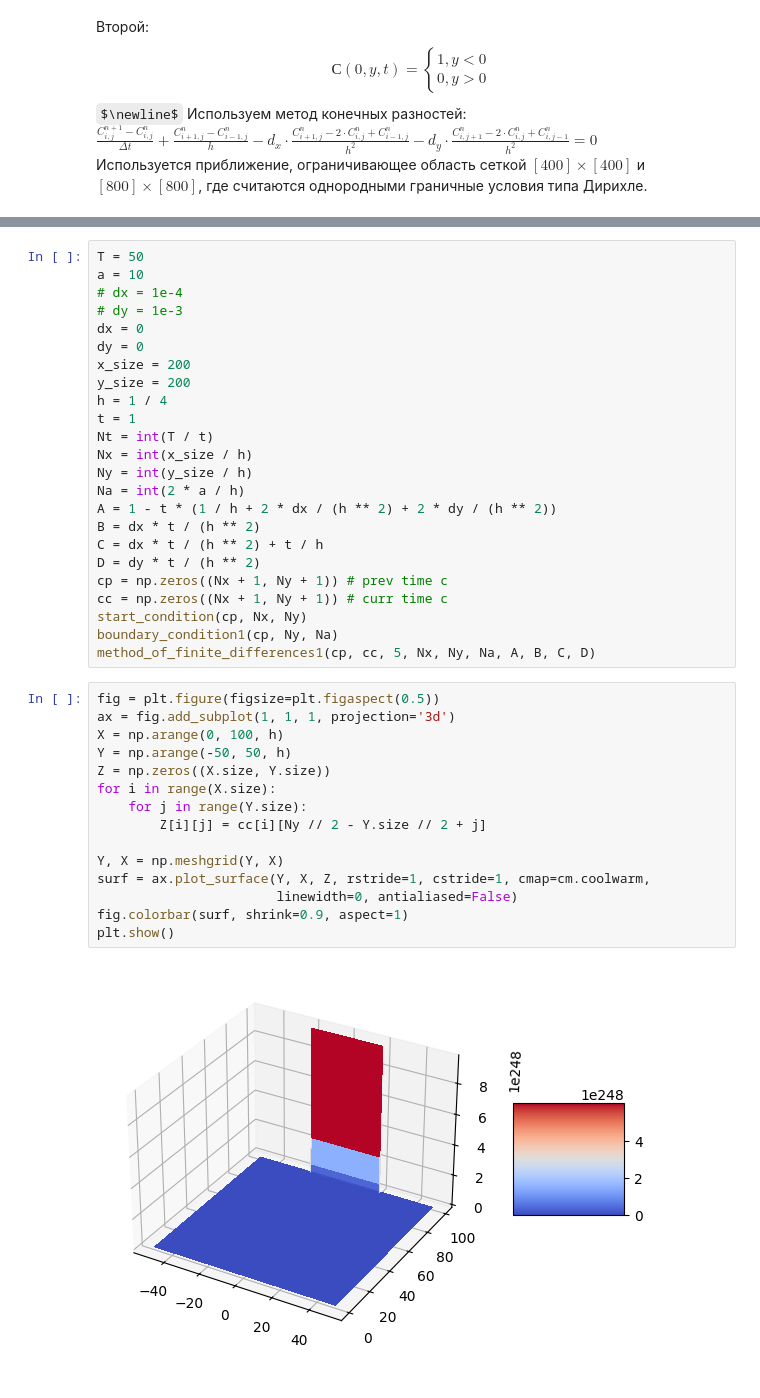
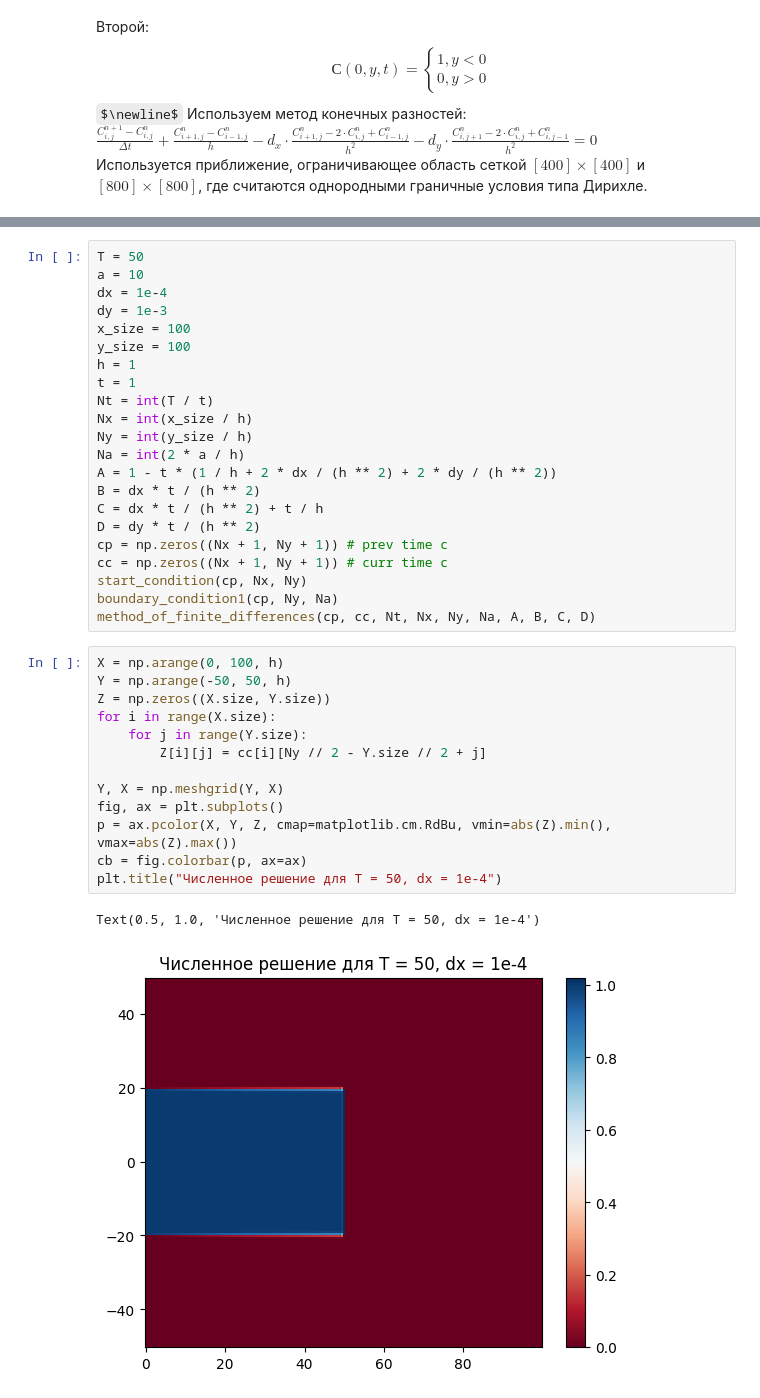
Before and after one commit to sardaryandavid/numeric_calculation, a Jupyter notebook: Project/method_of_finite_differences.ipynb, the cells around one changed output, grey strips where cells are left out. Cells and saved outputs as stored; diff of their text form; some formulas as TeX source.

Commit message:
added graphics for different times

```diff
--- a/Project/method_of_finite_differences.ipynb
+++ b/Project/method_of_finite_differences.ipynb
@@ -89,13 +87,11 @@ def method_of_finite_differences2(cp, cc, Nt, Nx, Ny, Na, A, B, C, D):
 # %%
 T = 50
 a = 10
-# dx = 1e-4
-# dy = 1e-3
-dx = 0
-dy = 0
-x_size = 200
-y_size = 200
-h = 1 / 4
+dx = 1e-4
+dy = 1e-3
+x_size = 100
+y_size = 100
+h = 1
 t = 1
 Nt = int(T / t)
 Nx = int(x_size / h)
@@ -109,21 +105,20 @@ cp = np.zeros((Nx + 1, Ny + 1)) # prev time c
 cc = np.zeros((Nx + 1, Ny + 1)) # curr time c
 start_condition(cp, Nx, Ny)
 boundary_condition1(cp, Ny, Na)
-method_of_finite_differences1(cp, cc, 5, Nx, Ny, Na, A, B, C, D)
+method_of_finite_differences(cp, cc, Nt, Nx, Ny, Na, A, B, C, D)
 # %%
-fig = plt.figure(figsize=plt.figaspect(0.5))
-ax = fig.add_subplot(1, 1, 1, projection='3d')
 X = np.arange(0, 100, h)
 Y = np.arange(-50, 50, h)
 Z = np.zeros((X.size, Y.size))
 for i in range(X.size):
     for j in range(Y.size):
         Z[i][j] = cc[i][Ny // 2 - Y.size // 2 + j]
 
 Y, X = np.meshgrid(Y, X)
-surf = ax.plot_surface(Y, X, Z, rstride=1, cstride=1, cmap=cm.coolwarm,
-                       linewidth=0, antialiased=False)
-fig.colorbar(surf, shrink=0.9, aspect=1)
-plt.show()
+fig, ax = plt.subplots()
+p = ax.pcolor(X, Y, Z, cmap=matplotlib.cm.RdBu, vmin=abs(Z).min(), vmax=abs(Z).max())
+cb = fig.colorbar(p, ax=ax)
+plt.title("Численное решение для T = 50, dx = 1e-4")
 # %% [output]
+Text(0.5, 1.0, 'Численное решение для T = 50, dx = 1e-4')
-[figure, old version]
+[figure, new version]
```
Also changed, not shown: parts of 38 cells of this notebook.
